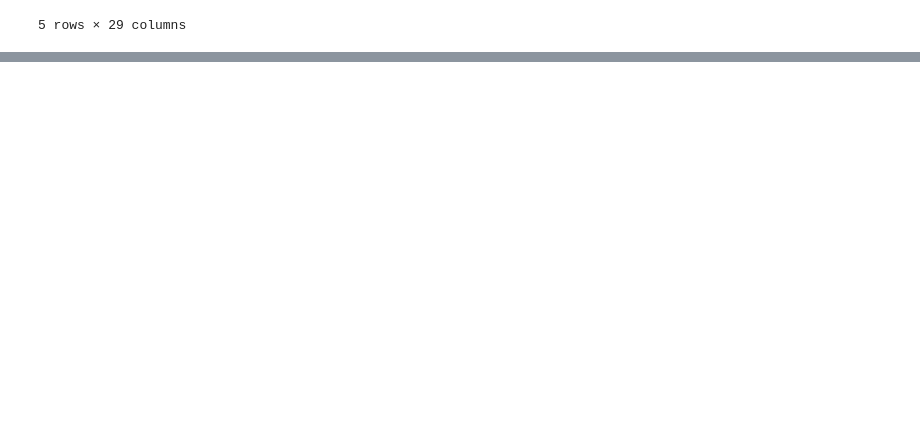
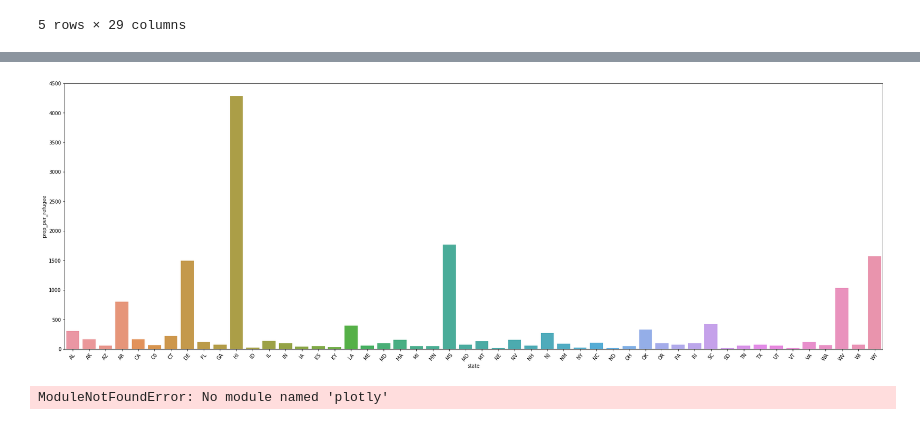
Before and after one commit to USA4UNHCR/DonorsChoose.org-Challenge, a Jupyter notebook: your_work/Maria/Donors_choose_data_exploration.ipynb, the cells around one changed output, grey strips where cells are left out. Saved outputs shown, nothing was run; the diff lists cells and outputs as text; code cells hidden in the pictures; blank space fills up the shorter version.

```diff
--- a/your_work/Maria/Donors_choose_data_exploration.ipynb
+++ b/your_work/Maria/Donors_choose_data_exploration.ipynb
@@ -108,0 +151,4 @@ group_by_city_state.merge()
+# %%
+test2 = grouped_by_city_donation.reset_index()
+test2['ind'] = test2['school_address_state'].str.cat(test2['school_address_city'])
+test2.head()
@@ -108,0 +162,3 @@ group_by_city_state.merge()
+# %%
+merged_arrivals_donation = test.merge(test2, left_on='ind', right_on='ind').drop(['ind', 'school_address_state', 'school_address_city'], axis=1)
+merged_arrivals_donation.head()
@@ -108,0 +172,2 @@ group_by_city_state.merge()
+# %%
+merged_arrivals_donation['prop_donation_per_refugee'] = merged_arrivals_donation['donation_amount'] / merged_arrivals_donation['total_per_city']
@@ -108,0 +205,66 @@ group_by_city_state.merge()
+# %%
+final_df_state = merged_arrivals_donation.groupby(['state'])['donation_amount'].sum().to_frame().reset_index()
+final_df_pop = merged_arrivals_donation.groupby(['state'])['total_per_city'].sum().to_frame().reset_index()
+new = final_df_pop.merge(final_df_state)
+new['prop_per_refugee'] = new['donation_amount']/new['total_per_city']
+new.head()
+
+first_25 = new.iloc[0:25, :]
+last_25 = new.iloc[25:50, :]
+# %%
+fig, ax = plt.subplots()
+fig.set_size_inches(30,10)
+
+labels = ['AL', 'AK', 'AZ', 'AR', 'CA', 'C0', 'CT', 'DE', 'FL', 'GA', 'HI', 'ID', 'IL', 'IN', 'IA', 'KS', 'KY', 'LA', 'ME', 'MD', 'MA', 'MI', 'MN', 'MS', 'MO', 'MT', 'NE', 'NV', 'NH', 'NJ', 'NM', 'NY', 'NC','ND', 'OH', 'OK', 'OR', 'PA', 'RI', 'SC', 'SD', 'TN','TX', 'UT', 'VT', 'VA', 'WA', 'WV', 'WI', 'WY']
+
+barplot = sns.barplot(x=new['state'], y=new['prop_per_refugee'], ax=ax)
+barplot.set_xticklabels(labels=labels, rotation=50);
+# %% [output]
+[figure, added]
+# %%
+import plotly.plotly as py
+import pandas as pd
+
+df = final_df
+
+data = [ dict(
+        type = 'choropleth',
+        locations = df['state'],
+        z = df['prop_donation_per_refugee'],
+        colorscale = [[0,"rgb(5, 10, 172)"],[0.35,"rgb(40, 60, 190)"],[0.5,"rgb(70, 100, 245)"],\
+            [0.6,"rgb(90, 120, 245)"],[0.7,"rgb(106, 137, 247)"],[1,"rgb(220, 220, 220)"]],
+        autocolorscale = False,
+        reversescale = True,
+        marker = dict(
+            line = dict (
+                color = 'rgb(180,180,180)',
+                width = 0.5
+            )
+        ),
+        tick0 = 0,
+        zmin = 0,
+        dtick = 1000,
+        colorbar = dict(
+            autotick = False,
+            tickprefix = '$',
+            title = 'GDP<br>Billions US$'
+        ),
+    ) ]
+
+layout = dict(
+    title = '2014 Global GDP<br>Source: \
+<a href="https://www.cia.gov/library/publications/the-world-factbook/fields/2195.html">\
+CIA World Factbook</a>',
+    geo = dict(
+        showframe = False,
+        showcoastlines = False,
+        projection = dict(
+            type = 'Mercator'
+        )
+    )
+)
+
+fig = dict( data=data, layout=layout )
+url = py.plot(fig, filename='d3-world-map')
+# %% [output]
+ModuleNotFoundError: No module named 'plotly'
```
Also changed, not shown: parts of 14 cells of this notebook.
